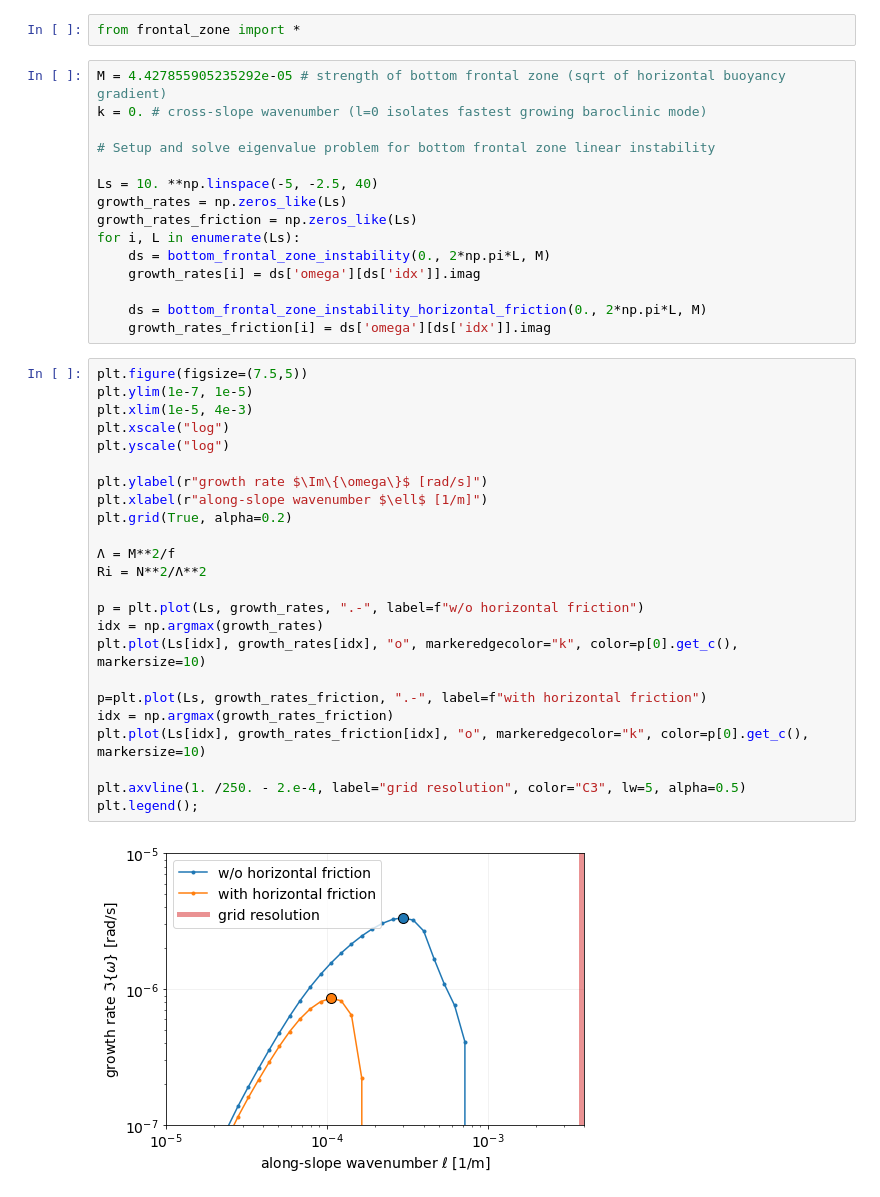
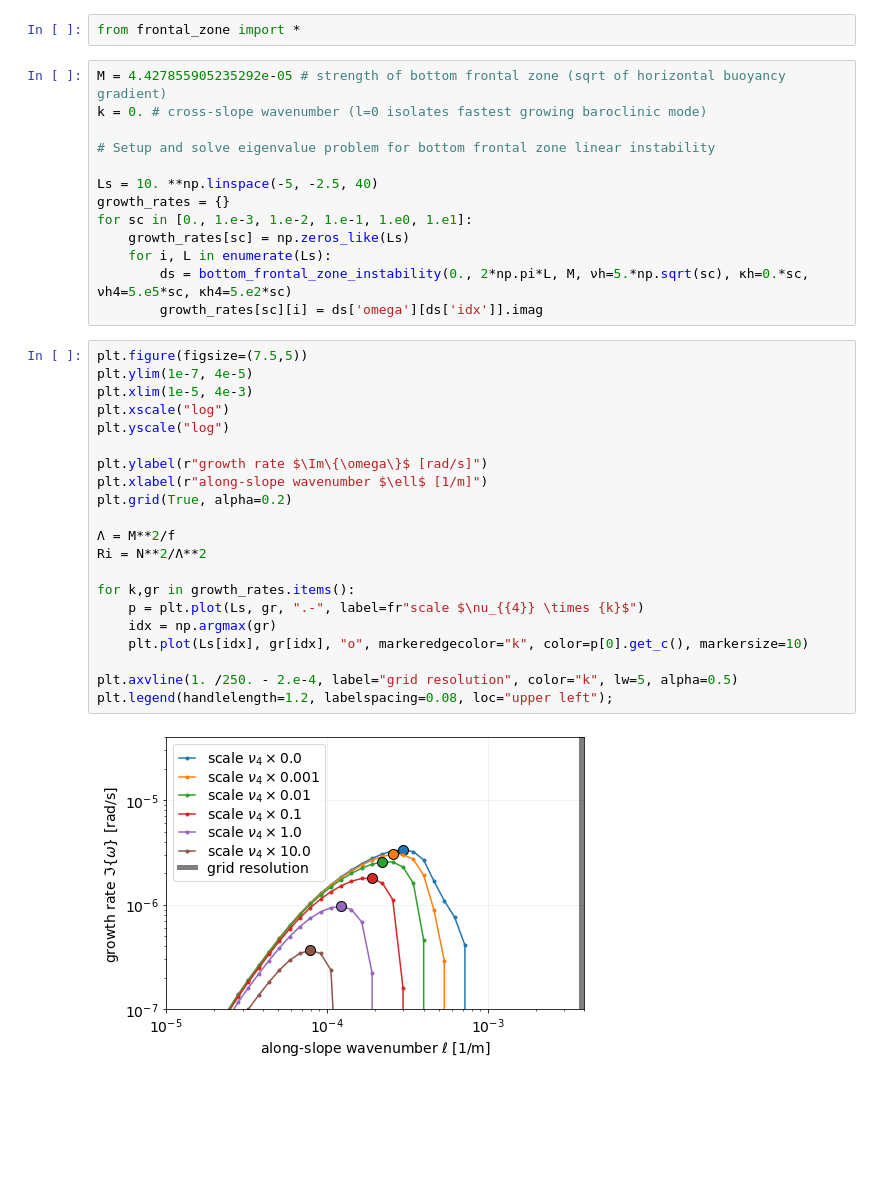
Before and after one commit to hdrake/bmli-linear, a Jupyter notebook: notebooks/frontal_zones/hyperdiffusive_frontal_zone_instability.ipynb, the cells around one changed output. Saved outputs shown, nothing was run; the diff lists cells and outputs as text; blank space fills up the shorter version.

Commit message:
Added sensitivity to friction + polished notebooks

```diff
--- a/notebooks/frontal_zones/hyperdiffusive_frontal_zone_instability.ipynb
+++ b/notebooks/frontal_zones/hyperdiffusive_frontal_zone_instability.ipynb
@@ -25,37 +25,32 @@ k = 0. # cross-slope wavenumber (l=0 isolates fastest growing baroclinic mode)
 # Setup and solve eigenvalue problem for bottom frontal zone linear instability
 
 Ls = 10. **np.linspace(-5, -2.5, 40)
-growth_rates = np.zeros_like(Ls)
-growth_rates_friction = np.zeros_like(Ls)
-for i, L in enumerate(Ls):
-    ds = bottom_frontal_zone_instability(0., 2*np.pi*L, M)
-    growth_rates[i] = ds['omega'][ds['idx']].imag
-
-    ds = bottom_frontal_zone_instability_horizontal_friction(0., 2*np.pi*L, M)
-    growth_rates_friction[i] = ds['omega'][ds['idx']].imag
+growth_rates = {}
+for sc in [0., 1.e-3, 1.e-2, 1.e-1, 1.e0, 1.e1]:
+    growth_rates[sc] = np.zeros_like(Ls)
+    for i, L in enumerate(Ls):
+        ds = bottom_frontal_zone_instability(0., 2*np.pi*L, M, νh=5.*np.sqrt(sc), κh=0.*sc, νh4=5.e5*sc, κh4=5.e2*sc)
+        growth_rates[sc][i] = ds['omega'][ds['idx']].imag
 # %%
 plt.figure(figsize=(7.5,5))
-plt.ylim(1e-7, 1e-5)
+plt.ylim(1e-7, 4e-5)
 plt.xlim(1e-5, 4e-3)
 plt.xscale("log")
 plt.yscale("log")
 
 plt.ylabel(r"growth rate $\Im\{\omega\}$ [rad/s]")
 plt.xlabel(r"along-slope wavenumber $\ell$ [1/m]")
 plt.grid(True, alpha=0.2)
 
 Λ = M**2/f
 Ri = N**2/Λ**2
 
-p = plt.plot(Ls, growth_rates, ".-", label=f"w/o horizontal friction")
-idx = np.argmax(growth_rates)
-plt.plot(Ls[idx], growth_rates[idx], "o", markeredgecolor="k", color=p[0].get_c(), markersize=10)
+for k,gr in growth_rates.items():
+    p = plt.plot(Ls, gr, ".-", label=fr"scale $\nu_{{4}} \times {k}$")
+    idx = np.argmax(gr)
+    plt.plot(Ls[idx], gr[idx], "o", markeredgecolor="k", color=p[0].get_c(), markersize=10)
 
-p=plt.plot(Ls, growth_rates_friction, ".-", label=f"with horizontal friction")
-idx = np.argmax(growth_rates_friction)
-plt.plot(Ls[idx], growth_rates_friction[idx], "o", markeredgecolor="k", color=p[0].get_c(), markersize=10)
-
-plt.axvline(1. /250. - 2.e-4, label="grid resolution", color="C3", lw=5, alpha=0.5)
-plt.legend();
+plt.axvline(1. /250. - 2.e-4, label="grid resolution", color="k", lw=5, alpha=0.5)
+plt.legend(handlelength=1.2, labelspacing=0.08, loc="upper left");
 # %% [output]
-[figure, old version]
+[figure, new version]
```
Also changed, not shown: 3 other files.
